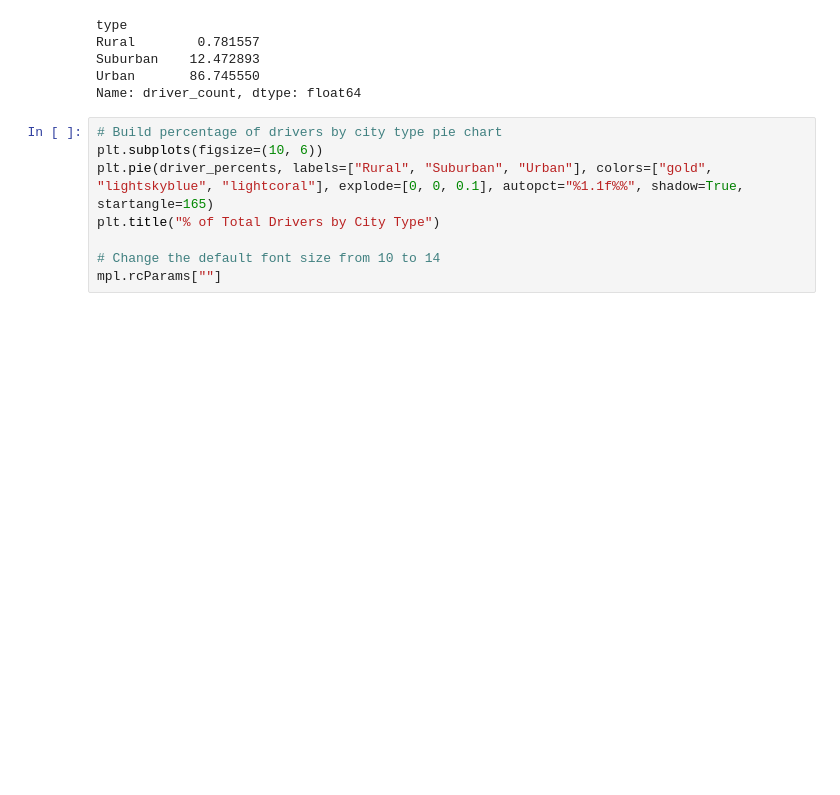
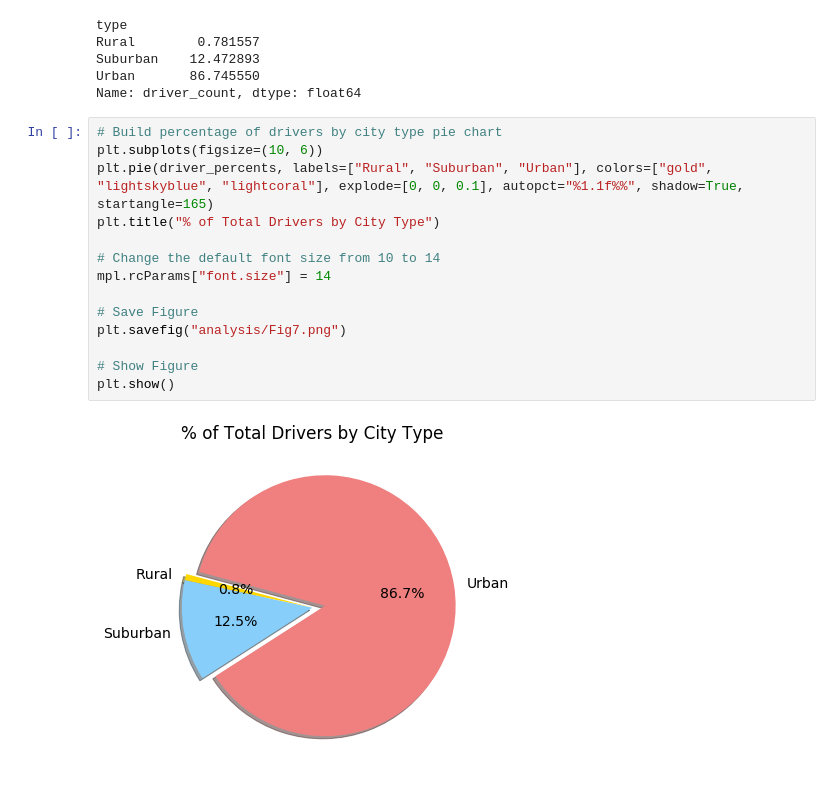
Before and after one commit to evanmgoodwin/PyBer_Analysis, a Jupyter notebook: PyBer.ipynb, the cells around one changed output. Drawn from its saved outputs; the diff is of its cells as text; blank space fills up the shorter version.

Commit message:
adding challenge file and figure

```diff
--- a/PyBer.ipynb
+++ b/PyBer.ipynb
@@ -918,8 +918,16 @@ Name: driver_count, dtype: float64
 # %%
 # Build percentage of drivers by city type pie chart
 plt.subplots(figsize=(10, 6))
 plt.pie(driver_percents, labels=["Rural", "Suburban", "Urban"], colors=["gold", "lightskyblue", "lightcoral"], explode=[0, 0, 0.1], autopct="%1.1f%%", shadow=True, startangle=165)
 plt.title("% of Total Drivers by City Type")
 
 # Change the default font size from 10 to 14
-mpl.rcParams[""]
+mpl.rcParams["font.size"] = 14
+
+# Save Figure
+plt.savefig("analysis/Fig7.png")
+
+# Show Figure
+plt.show()
+# %% [output]
+[figure, added]
```
Also changed, not shown: 2 other files.
